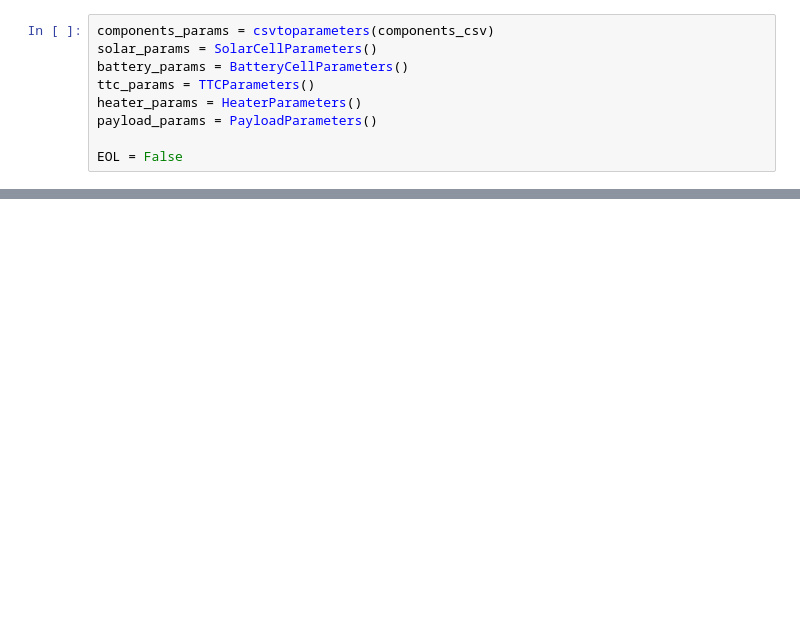
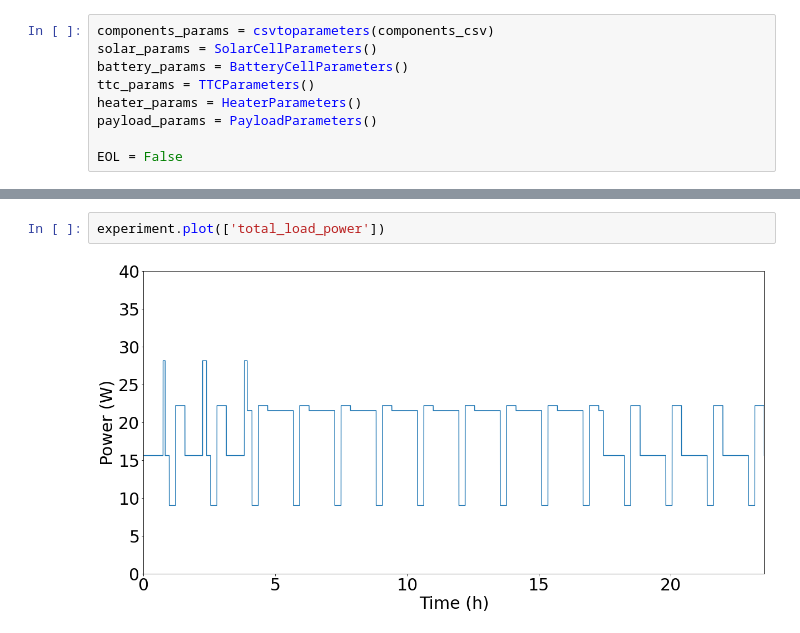
Before and after one commit to seDavo01/SD_EPS, a Jupyter notebook: [SD][EPS]main.ipynb, the cells around one changed output, grey strips where cells are left out. Drawn from its saved outputs; the diff is of its cells as text; blank space fills up the shorter version.

```diff
--- a/[SD][EPS]main.ipynb
+++ b/[SD][EPS]main.ipynb
@@ -113,0 +123,4 @@ for key, schedule in schedules.items():
+# %%
+experiment.plot(['total_load_power'])
+# %% [output]
+[figure, added]
```
Also changed, not shown: parts of 7 cells of this notebook, 2 other files.
